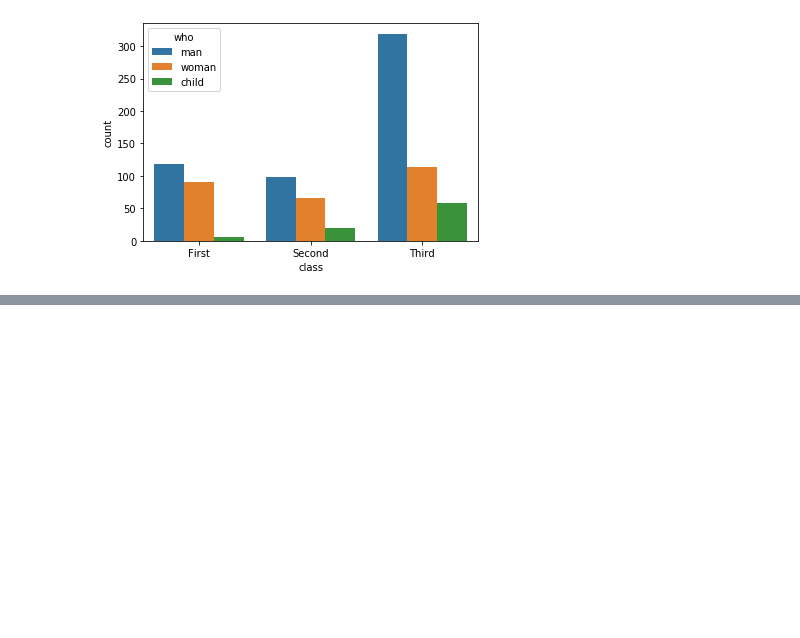
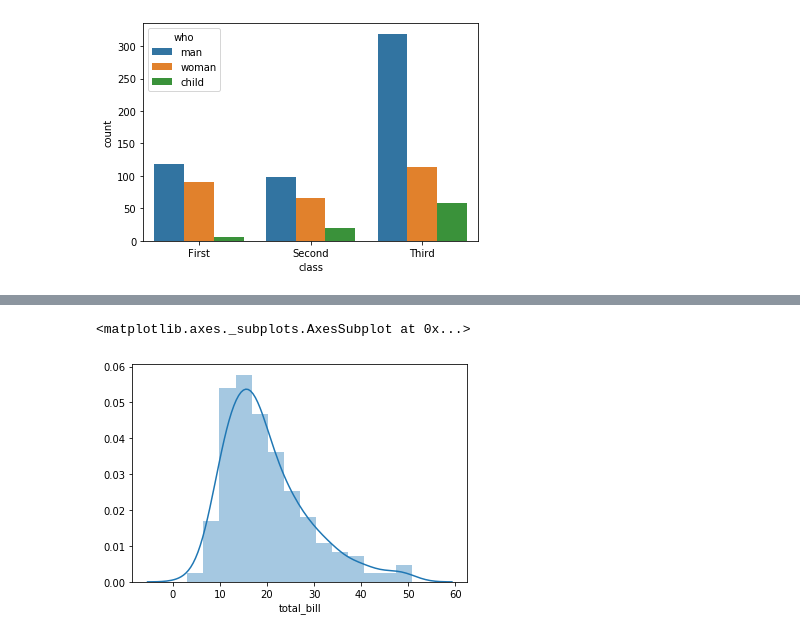
Before and after one commit to damkh/gb_py_data_sci_2020-07-20, a Jupyter notebook: les_2_2/theory/test.ipynb, the cells around one changed output, grey strips where cells are left out. Saved outputs shown, nothing was run; the diff lists cells and outputs as text; code cells hidden in the pictures; blank space fills up the shorter version.

```diff
--- a/les_2_2/theory/test.ipynb
+++ b/les_2_2/theory/test.ipynb
@@ -66,0 +60,5 @@ ax = sns.countplot(x="class", hue="who", data=titanic)
+# %%
+sns.distplot(tips["total_bill"])
+# %% [output]
+<matplotlib.axes._subplots.AxesSubplot at 0x...>
+[figure, added]
```
Also changed, not shown: parts of 7 cells of this notebook, 4 other files.
